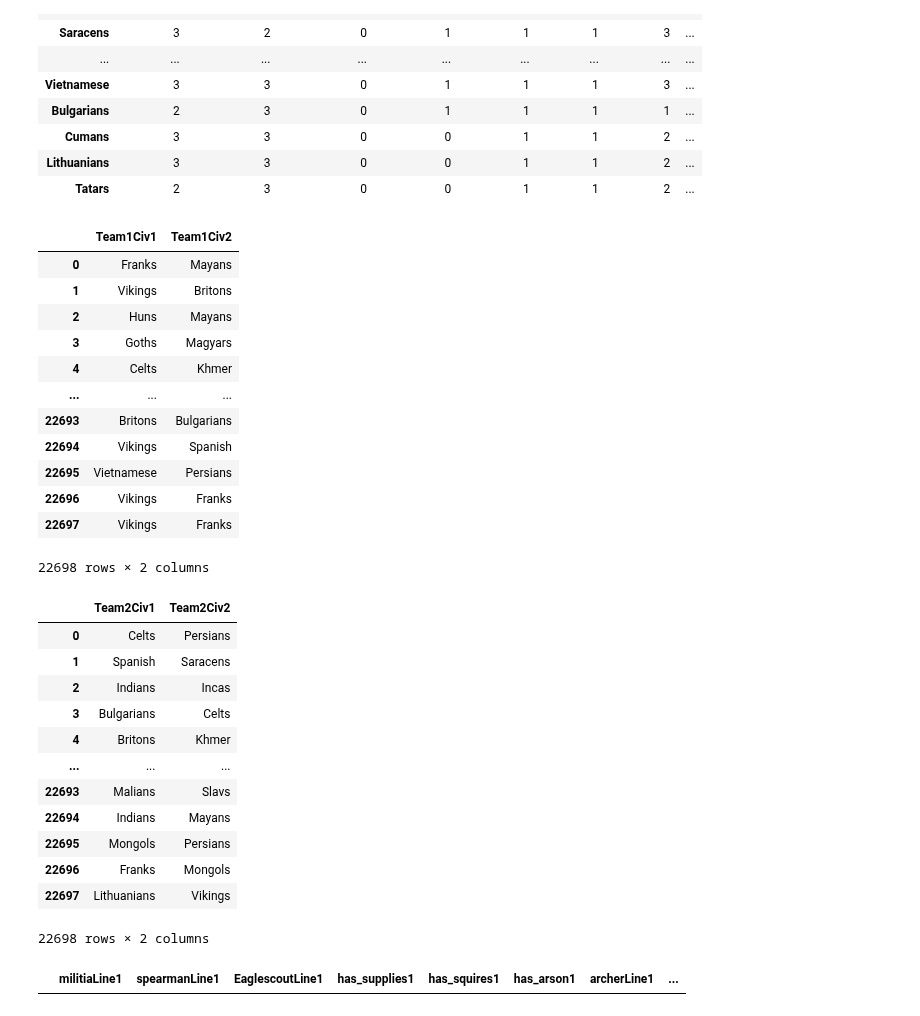
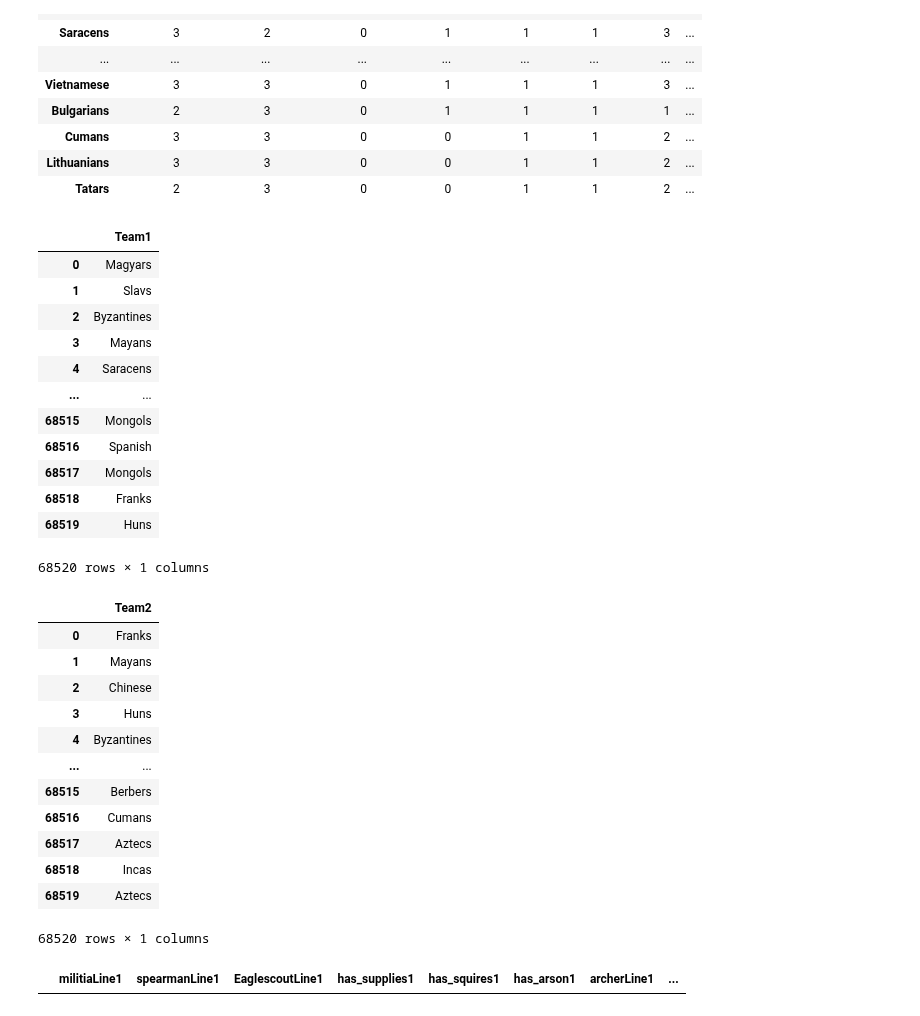
Before and after one commit to JosueFidelis/TA_GDI, a Jupyter notebook: Projeto 2/input_dataset_generator.ipynb, the cells around one changed output. Cells and saved outputs as stored; diff of their text form; code cells hidden in the pictures.

```diff
--- a/Projeto 2/input_dataset_generator.ipynb
+++ b/Projeto 2/input_dataset_generator.ipynb
@@ -540,39 +540,39 @@ tech_tree
 | Lithuanians | 3 | 3 | 0 | 0 | 1 | 1 | 2 | ... |
 | Tatars | 2 | 3 | 0 | 0 | 1 | 1 | 2 | ... |
 # %%
-tech_tree_t1 = df[["Team1Civ1","Team1Civ2"]]
+tech_tree_t1 = df[["Team1"]]
 tech_tree_t1
 # %% [output]
-|  | Team1Civ1 | Team1Civ2 |
-| 0 | Franks | Mayans |
-| 1 | Vikings | Britons |
-| 2 | Huns | Mayans |
-| 3 | Goths | Magyars |
-| 4 | Celts | Khmer |
-| ... | ... | ... |
-| 22693 | Britons | Bulgarians |
-| 22694 | Vikings | Spanish |
-| 22695 | Vietnamese | Persians |
-| 22696 | Vikings | Franks |
-| 22697 | Vikings | Franks |
+|  | Team1 |
+| 0 | Magyars |
+| 1 | Slavs |
+| 2 | Byzantines |
+| 3 | Mayans |
+| 4 | Saracens |
+| ... | ... |
+| 68515 | Mongols |
+| 68516 | Spanish |
+| 68517 | Mongols |
+| 68518 | Franks |
+| 68519 | Huns |
-22698 rows × 2 columns
+68520 rows × 1 columns
 # %%
-tech_tree_t2 = df[["Team2Civ1","Team2Civ2"]]
+tech_tree_t2 = df[["Team2"]]
 tech_tree_t2
 # %% [output]
-|  | Team2Civ1 | Team2Civ2 |
-| 0 | Celts | Persians |
-| 1 | Spanish | Saracens |
-| 2 | Indians | Incas |
-| 3 | Bulgarians | Celts |
-| 4 | Britons | Khmer |
-| ... | ... | ... |
-| 22693 | Malians | Slavs |
-| 22694 | Indians | Mayans |
-| 22695 | Mongols | Persians |
-| 22696 | Franks | Mongols |
-| 22697 | Lithuanians | Vikings |
+|  | Team2 |
+| 0 | Franks |
+| 1 | Mayans |
+| 2 | Chinese |
+| 3 | Huns |
+| 4 | Byzantines |
+| ... | ... |
+| 68515 | Berbers |
+| 68516 | Cumans |
+| 68517 | Aztecs |
+| 68518 | Incas |
+| 68519 | Aztecs |
-22698 rows × 2 columns
+68520 rows × 1 columns
 # %%
 res =   pandas.DataFrame(columns=['militiaLine1','spearmanLine1','EaglescoutLine1','has_supplies1','has_squires1','has_arson1','archerLine1','skirmisherLine1','handcanoneerLine1','cavalryarcherLine1','has_thumbring1','has_parthiantactics1','scoutLine1','knightLine1','camelriderLine1','battleelephantLine1','steppelancerLine1','has_bloodlines1','has_husbandry1','batteringramLine1','mangonelLine1','scorpionLine1','bombardcannonLine1','fireshipLine1','demolitionraftLine1','galleyLine1','cannongalleonLine1','has_drydock1','has_shipwright1','watchtowerLine1','stonewallLine1','piercearmorLine1','pierceatkLine1','meleeatkLine1','cavalryarmorLine1','infantryarmorLine1','has_faith1','has_redemption1','has_illumination1','has_atonement1','has_blockprinting1','has_herbalmedicine1','has_theocracy1','has_heresy1','has_sanctity1','has_fervor1','has_masonry1','has_architecture1','has_fortifiedwall1','has_bombardtower1','has_siegeengineers1','has_heatedshot1','has_arrowslits1','has_treadmillcrane1','goldLine1','stoneLine1','woodLine1','foodLine1','has_guilds1'])
 res2 =  pandas.DataFrame(columns=['militiaLine2','spearmanLine2','EaglescoutLine2','has_supplies2','has_squires2','has_arson2','archerLine2','skirmisherLine2','handcanoneerLine2','cavalryarcherLine2','has_thumbring2','has_parthiantactics2','scoutLine2','knightLine2','camelriderLine2','battleelephantLine2','steppelancerLine2','has_bloodlines2','has_husbandry2','batteringramLine2','mangonelLine2','scorpionLine2','bombardcannonLine2','fireshipLine2','demolitionraftLine2','galleyLine2','cannongalleonLine2','has_drydock2','has_shipwright2','watchtowerLine2','stonewallLine2','piercearmorLine2','pierceatkLine2','meleeatkLine2','cavalryarmorLine2','infantryarmorLine2','has_faith2','has_redemption2','has_illumination2','has_atonement2','has_blockprinting2','has_herbalmedicine2','has_theocracy2','has_heresy2','has_sanctity2','has_fervor2','has_masonry2','has_architecture2','has_fortifiedwall2','has_bombardtower2','has_siegeengineers2','has_heatedshot2','has_arrowslits2','has_treadmillcrane2','goldLine2','stoneLine2','woodLine2','foodLine2','has_guilds2'])
```
Also changed, not shown: parts of 8 cells of this notebook, 3 other files.
